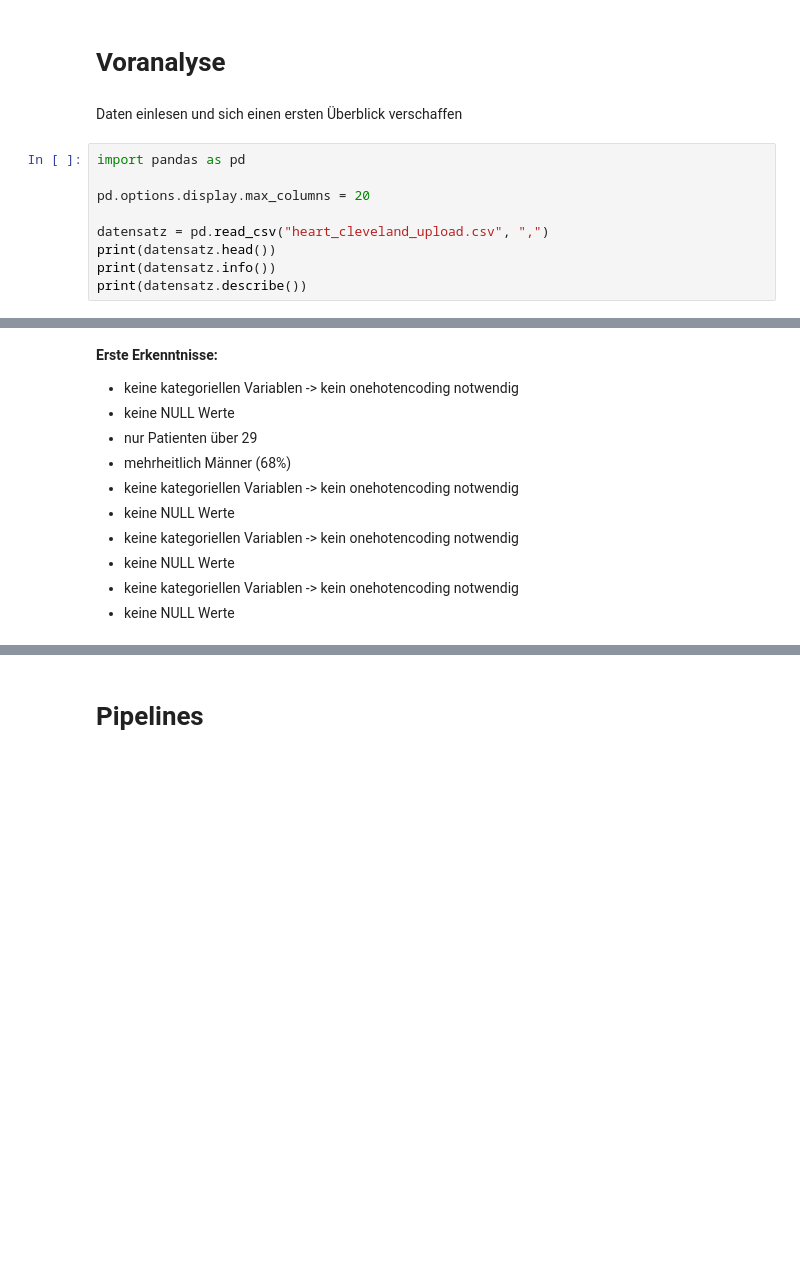
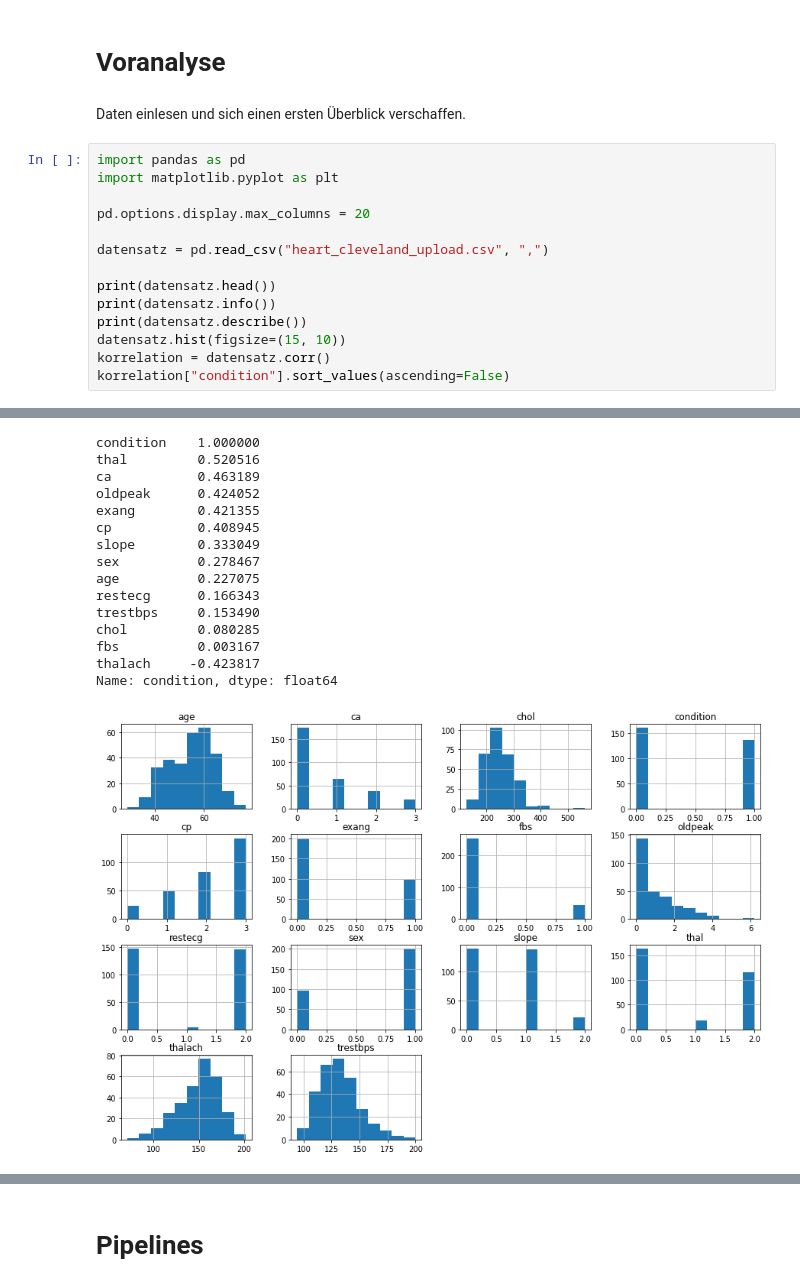
Before and after one commit to VimalKandrical/Diagnose_von_Herzerkrankungen, a Jupyter notebook: main.ipynb, the cells around one changed output, grey strips where cells are left out. Cells and saved outputs as stored; diff of their text form; blank space fills up the shorter version.

```diff
--- a/main.ipynb
+++ b/main.ipynb
@@ -77,45 +77,52 @@ Nuclear stress testing requires the injection of a tracer, commonly technicium 9
 # %% [markdown]
 # Voranalyse
 # %% [markdown]
-Daten einlesen und sich einen ersten Überblick verschaffen
+Daten einlesen und sich einen ersten Überblick verschaffen.
 # %%
 import pandas as pd
+import matplotlib.pyplot as plt
 
 pd.options.display.max_columns = 20
 
 datensatz = pd.read_csv("heart_cleveland_upload.csv", ",")
+
 print(datensatz.head())
 print(datensatz.info())
 print(datensatz.describe())
+datensatz.hist(figsize=(15, 10))
+korrelation = datensatz.corr()
+korrelation["condition"].sort_values(ascending=False)
 # %% [output]
    age  sex  cp  trestbps  chol  fbs  restecg  thalach  exang  oldpeak  slope  \
 0   69    1   0       160   234    1        2      131      0      0.1      1
 1   69    0   0       140   239    0        0      151      0      1.8      0
 2   66    0   0       150   226    0        0      114      0      2.6      2
 3   65    1   0       138   282    1        2      174      0      1.4      1
 4   64    1   0       110   211    0        2      144      1      1.8      1
 
    ca  thal  condition
 0   1     0          0
 1   2     0          0
 2   0     0          0
 3   1     0          1
 ... (48 lines left out)
 25%      0.000000    0.000000
 50%      0.000000    0.000000
 75%      2.000000    1.000000
 max      2.000000    1.000000
+condition    1.000000
+thal         0.520516
+ca           0.463189
+oldpeak      0.424052
+exang        0.421355
+cp           0.408945
+slope        0.333049
+sex          0.278467
+age          0.227075
+restecg      0.166343
+trestbps     0.153490
+chol         0.080285
+fbs          0.003167
+thalach     -0.423817
+Name: condition, dtype: float64
+[figure, added]
-# %% [markdown]
-**Erste Erkenntnisse:**
-
-
-*   keine kategoriellen Variablen -> kein onehotencoding notwendig
-*   keine NULL Werte
-*   nur Patienten über 29
-*   mehrheitlich Männer (68%)
-*   keine kategoriellen Variablen -> kein onehotencoding notwendig
-*   keine NULL Werte
-*   keine kategoriellen Variablen -> kein onehotencoding notwendig
-*   keine NULL Werte
-*   keine kategoriellen Variablen -> kein onehotencoding notwendig
-*   keine NULL Werte
```
Also changed, not shown: parts of 5 cells of this notebook.
